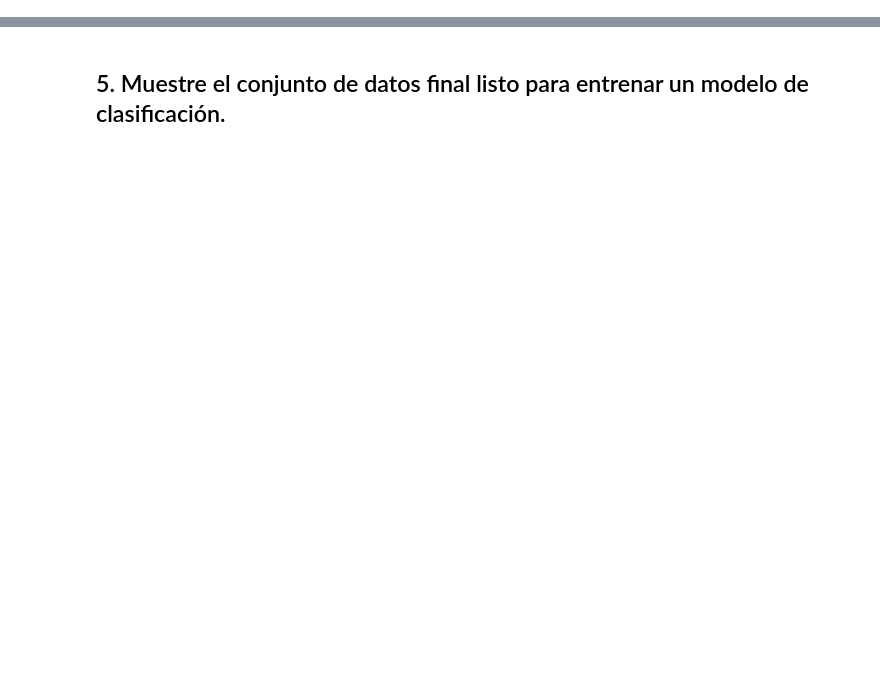
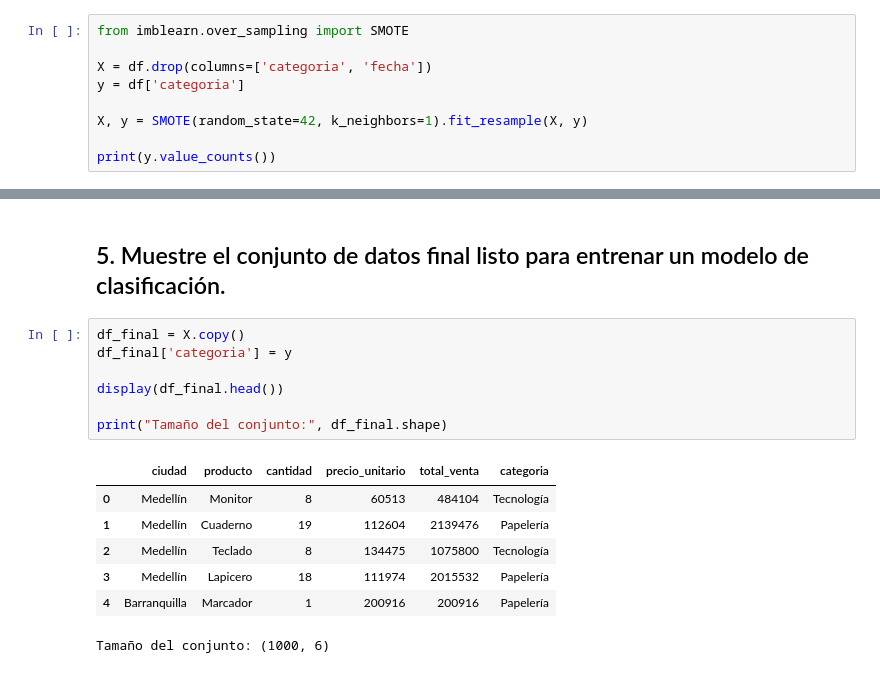
Before and after one commit to ThomasDev199/MachineLearning, a Jupyter notebook: data_load/load.excel.ipynb, the cells around one changed output, grey strips where cells are left out. Drawn from its saved outputs; the diff is of its cells as text; blank space fills up the shorter version.

```diff
--- a/data_load/load.excel.ipynb
+++ b/data_load/load.excel.ipynb
@@ -83,2 +117,11 @@ np.int64(0)
 # %% [markdown]
 ## 4. Balancee la variable objetvo usando SMOTE.
+# %%
+from imblearn.over_sampling import SMOTE
+
+X = df.drop(columns=['categoria', 'fecha'])
+y = df['categoria']
+
+X, y = SMOTE(random_state=42, k_neighbors=1).fit_resample(X, y)
+
+print(y.value_counts())
@@ -85,2 +136,17 @@ np.int64(0)
 # %% [markdown]
 ## 5. Muestre el conjunto de datos final listo para entrenar un modelo de clasificación.
+# %%
+df_final = X.copy()
+df_final['categoria'] = y
+
+display(df_final.head())
+
+print("Tamaño del conjunto:", df_final.shape)
+# %% [output]
+|  | ciudad | producto | cantidad | precio_unitario | total_venta | categoria |
+| 0 | Medellín | Monitor | 8 | 60513 | 484104 | Tecnología |
+| 1 | Medellín | Cuaderno | 19 | 112604 | 2139476 | Papelería |
+| 2 | Medellín | Teclado | 8 | 134475 | 1075800 | Tecnología |
+| 3 | Medellín | Lapicero | 18 | 111974 | 2015532 | Papelería |
+| 4 | Barranquilla | Marcador | 1 | 200916 | 200916 | Papelería |
+Tamaño del conjunto: (1000, 6)
```
Also changed, not shown: parts of 3 cells of this notebook, 7 other files.
